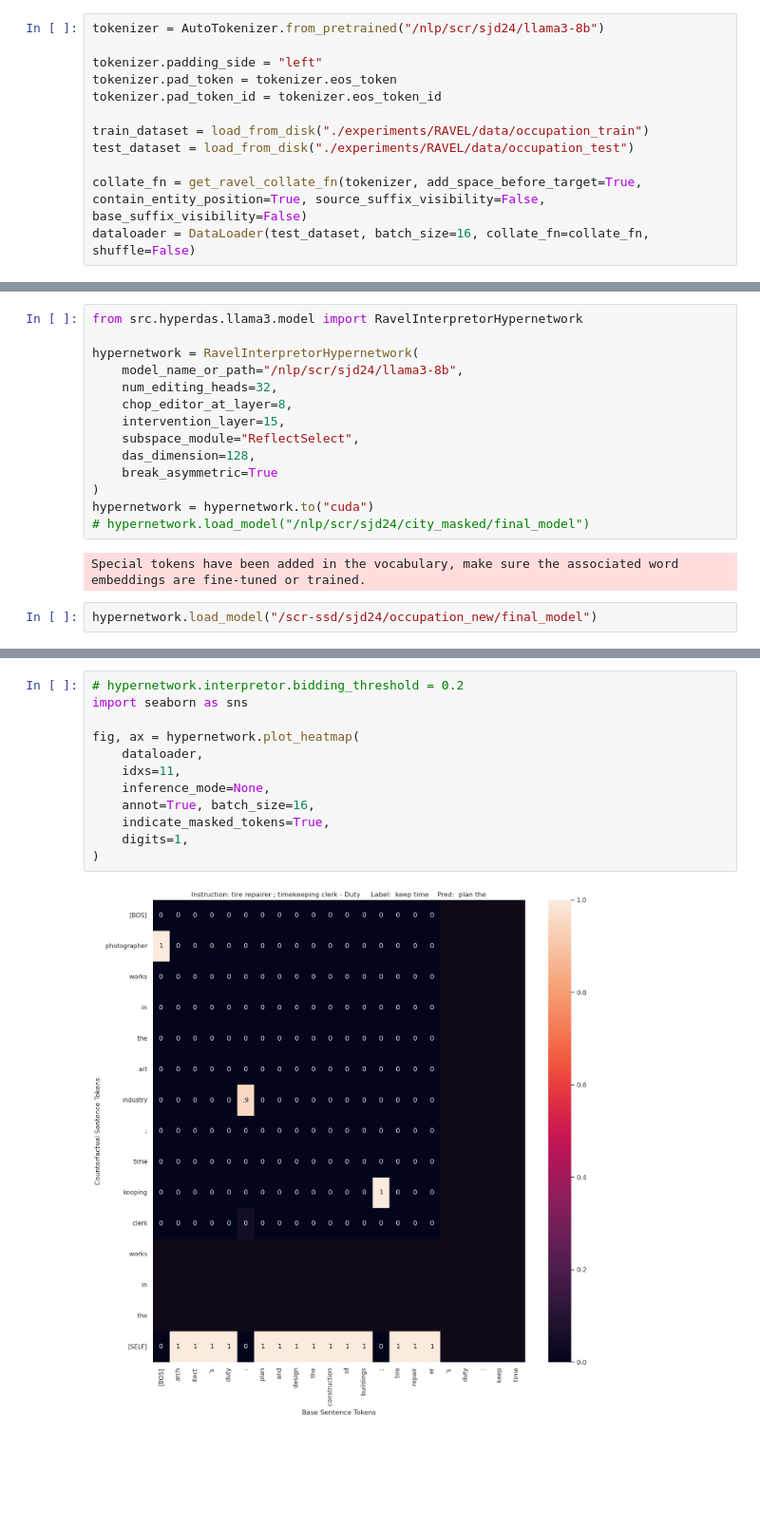
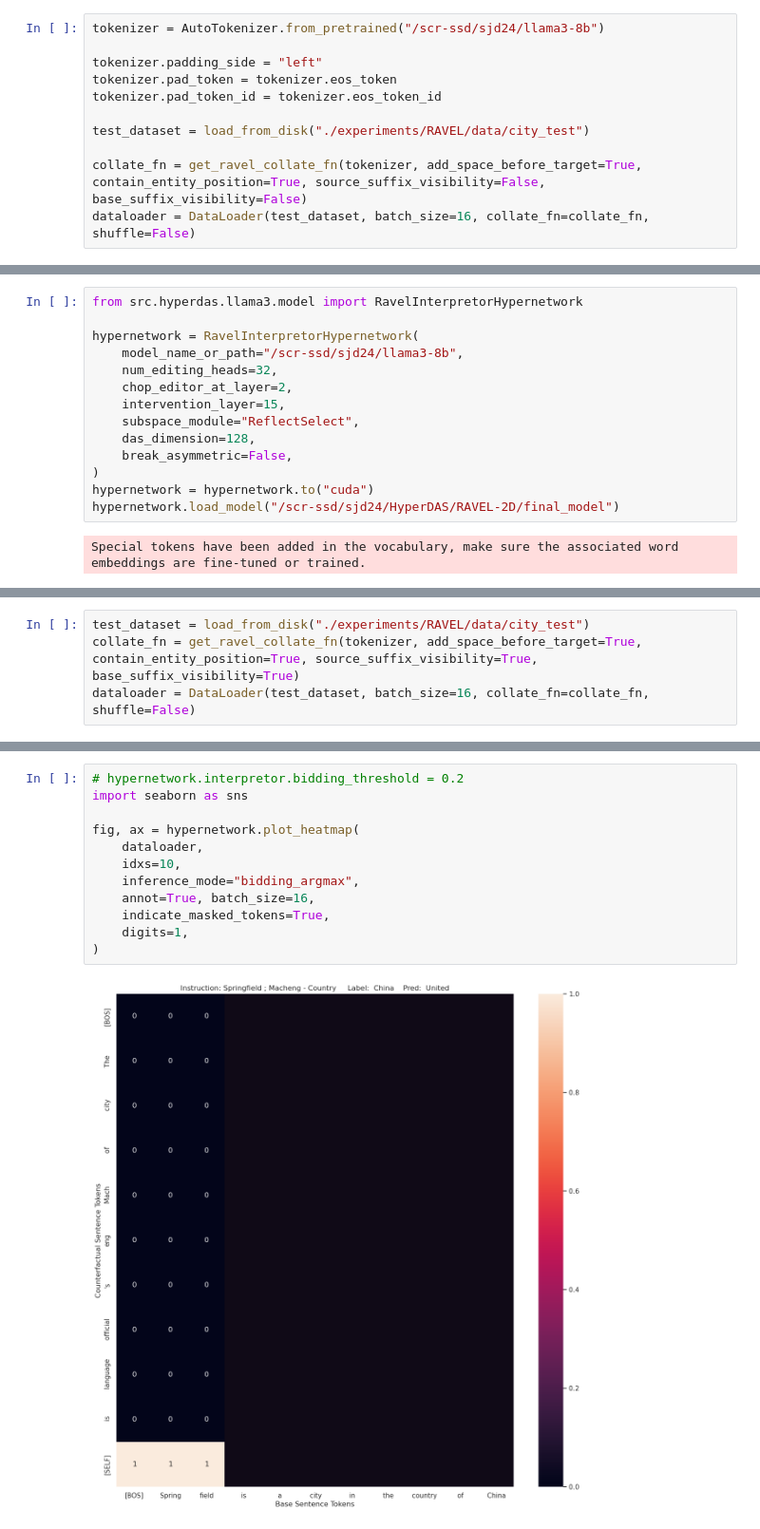
Before and after one commit to jiudingsun01/HyperDAS, a Jupyter notebook: inference.ipynb, the cells around one changed output, grey strips where cells are left out. Shown: that part at 95% size. Cells and saved outputs as stored; diff of their text form; blank space fills up the shorter version.

```diff
--- a/inference.ipynb
+++ b/inference.ipynb
@@ -8,14 +8,13 @@ from transformers import AutoTokenizer
 %load_ext autoreload
 %autoreload 2
 # %%
-tokenizer = AutoTokenizer.from_pretrained("/nlp/scr/sjd24/llama3-8b")
+tokenizer = AutoTokenizer.from_pretrained("/scr-ssd/sjd24/llama3-8b")
 
 tokenizer.padding_side = "left"
 tokenizer.pad_token = tokenizer.eos_token
 tokenizer.pad_token_id = tokenizer.eos_token_id
 
-train_dataset = load_from_disk("./experiments/RAVEL/data/occupation_train")
-test_dataset = load_from_disk("./experiments/RAVEL/data/occupation_test")
+test_dataset = load_from_disk("./experiments/RAVEL/data/city_test")
 
 collate_fn = get_ravel_collate_fn(tokenizer, add_space_before_target=True, contain_entity_position=True, source_suffix_visibility=False, base_suffix_visibility=False)
 dataloader = DataLoader(test_dataset, batch_size=16, collate_fn=collate_fn, shuffle=False)
@@ -25,17 +24,15 @@ Special tokens have been added in the vocabulary, make sure the associated word
 from src.hyperdas.llama3.model import RavelInterpretorHypernetwork
 
 hypernetwork = RavelInterpretorHypernetwork(
-    model_name_or_path="/nlp/scr/sjd24/llama3-8b",
+    model_name_or_path="/scr-ssd/sjd24/llama3-8b",
     num_editing_heads=32,
-    chop_editor_at_layer=8,
+    chop_editor_at_layer=2,
     intervention_layer=15,
     subspace_module="ReflectSelect",
     das_dimension=128,
-    break_asymmetric=True
+    break_asymmetric=False,
 )
 hypernetwork = hypernetwork.to("cuda")
-# hypernetwork.load_model("/nlp/scr/sjd24/city_masked/final_model")
+hypernetwork.load_model("/scr-ssd/sjd24/HyperDAS/RAVEL-2D/final_model")
 # %% [output]
 Special tokens have been added in the vocabulary, make sure the associated word embeddings are fine-tuned or trained.
-# %%
-hypernetwork.load_model("/scr-ssd/sjd24/occupation_new/final_model")
@@ -62,0 +85,4 @@ Asking to truncate to max_length but no maximum length is provided and the model
+# %%
+test_dataset = load_from_disk("./experiments/RAVEL/data/city_test")
+collate_fn = get_ravel_collate_fn(tokenizer, add_space_before_target=True, contain_entity_position=True, source_suffix_visibility=True, base_suffix_visibility=True)
+dataloader = DataLoader(test_dataset, batch_size=16, collate_fn=collate_fn, shuffle=False)
@@ -63,14 +99,14 @@ Asking to truncate to max_length but no maximum length is provided and the model
 # %%
 # hypernetwork.interpretor.bidding_threshold = 0.2
 import seaborn as sns
 
 fig, ax = hypernetwork.plot_heatmap(
     dataloader,
-    idxs=11,
-    inference_mode=None,
+    idxs=10,
+    inference_mode="bidding_argmax",
     annot=True, batch_size=16,
     indicate_masked_tokens=True,
     digits=1,
 )
 # %% [output]
-[figure, old version]
+[figure, new version]
```
Also changed, not shown: parts of 4 cells of this notebook, 15 other files.
